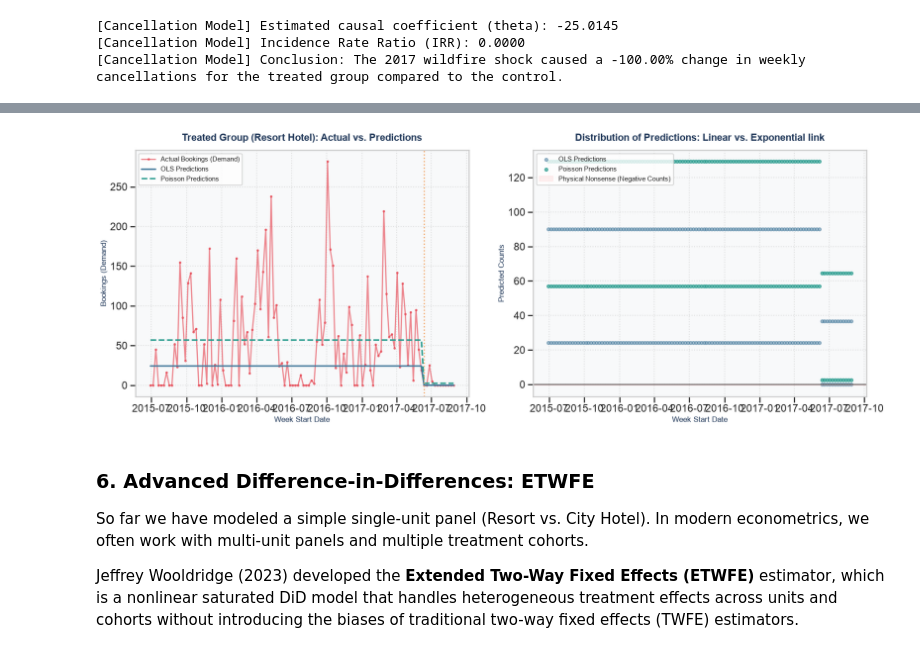
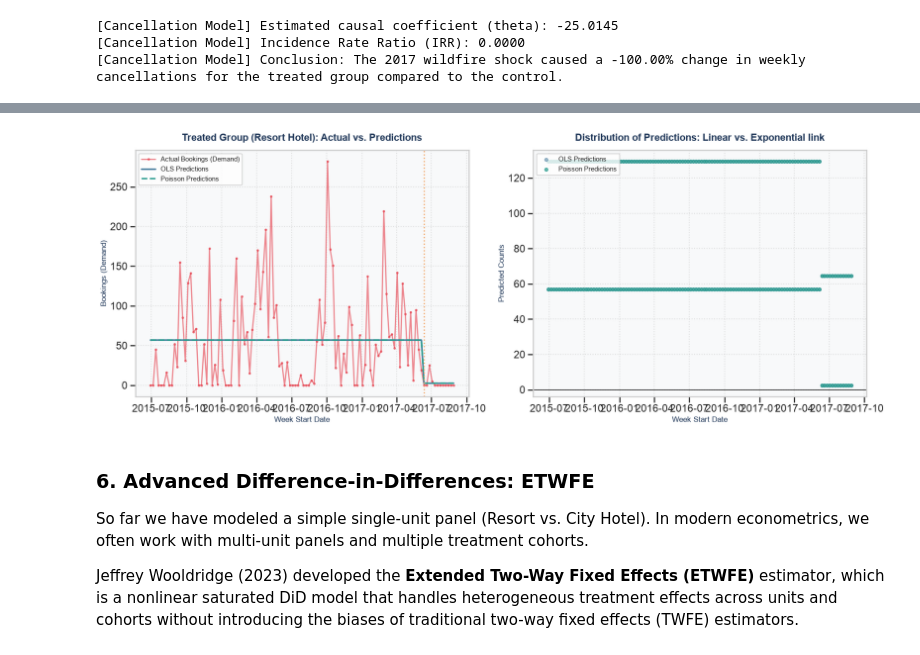
Before and after one commit to sam-tritto/hotel-cancellations-and-mega-wildfires, a Jupyter notebook: poisson_did_tutorial.ipynb, the cells around one changed output, grey strips where cells are left out. Cells and saved outputs as stored; diff of their text form; code cells hidden in the pictures.

```diff
--- a/poisson_did_tutorial.ipynb
+++ b/poisson_did_tutorial.ipynb
@@ -127,6 +127,11 @@ print("Sample of physically impossible negative predictions:")
 display(negative_preds[['hotel', 'week_start', 'cancellations', 'ols_pred']].head())
 
 display(ols_model.summary().tables[1])
+
+
+# Also fit standard OLS for total_bookings (booking demand) to use in the demand comparison plot
+ols_demand_model = smf.ols("total_bookings ~ treat + post + treat_post", data=panel_simple).fit()
+panel_simple['ols_demand_pred'] = ols_demand_model.predict(panel_simple)
 # %% [output]
 Number of negative predictions: 12 (5.26%)
 Sample of physically impossible negative predictions:
@@ -256,8 +268,8 @@ Let's compare the predictions of OLS vs. Poisson. The Poisson model's exponentia
 # %%
-fig_comp = plot_model_comparison(panel_simple, panel_simple['ols_pred'], panel_simple['poisson_demand_pred'], segment_name='Groups', outcome_var='total_bookings')
+fig_comp = plot_model_comparison(panel_simple, panel_simple['ols_demand_pred'], panel_simple['poisson_demand_pred'], segment_name='Groups', outcome_var='total_bookings')
 plt.show()
 # %% [output]
-[figure, old version]
+[figure, new version]
 # %% [markdown]
 ### 6. Advanced Difference-in-Differences: ETWFE
 
```
Also changed, not shown: parts of 6 cells of this notebook, 3 other files.
